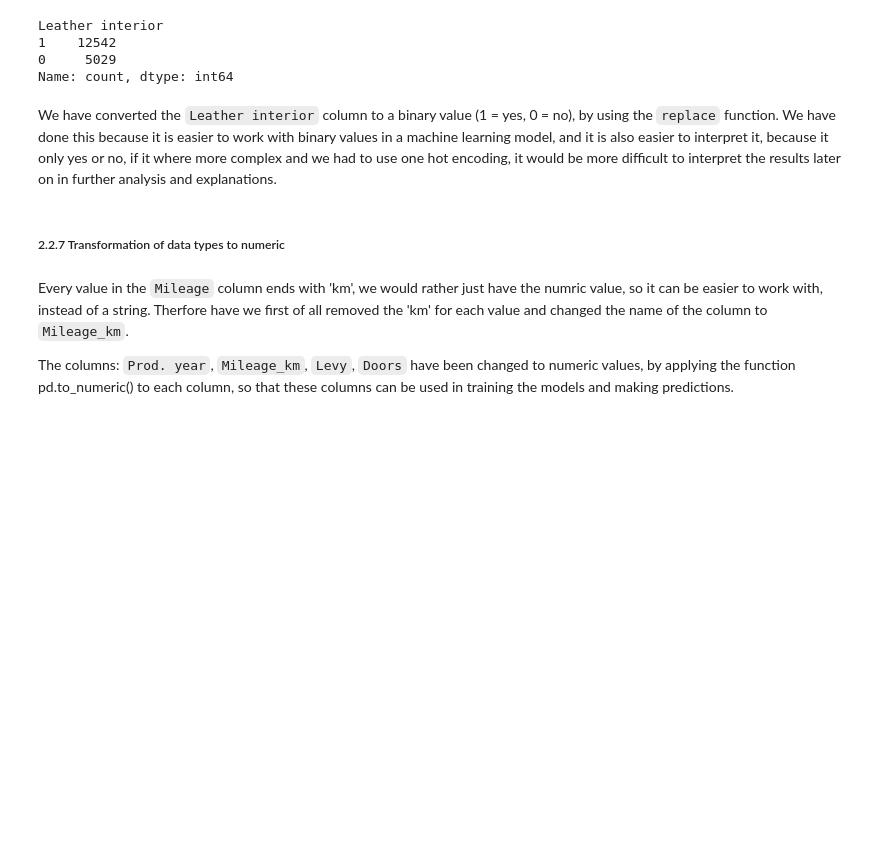
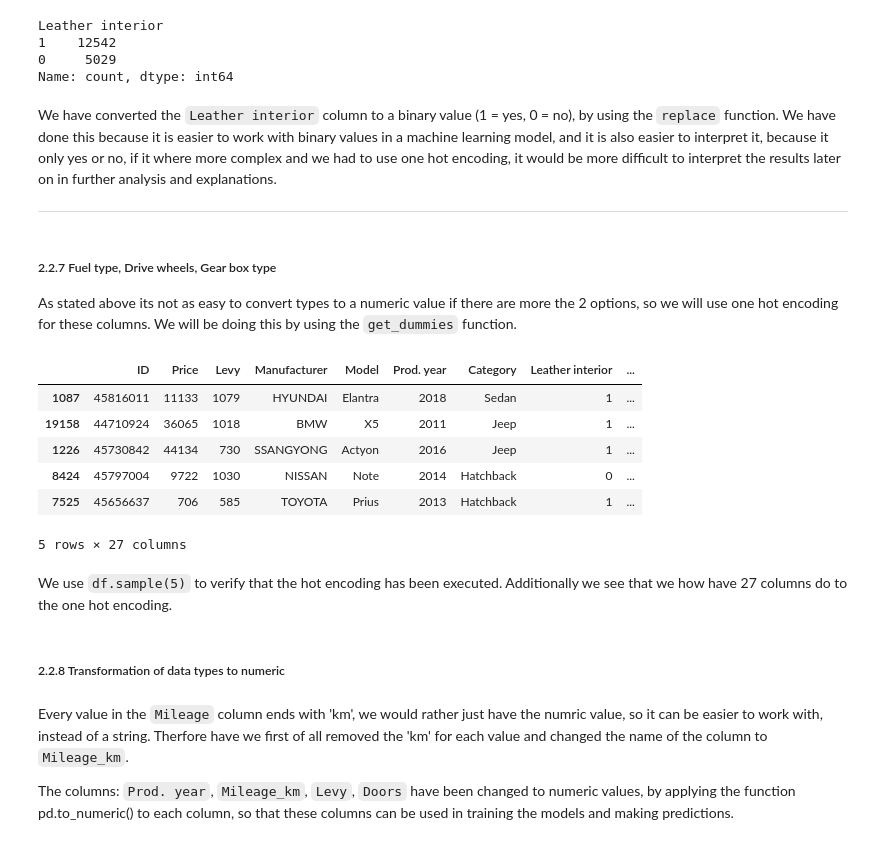
Before and after one commit to Peter537/Soft1-AI-Eksamensopgave, a Jupyter notebook: part1/part1.ipynb, the cells around one changed output. Saved outputs shown, nothing was run; the diff lists cells and outputs as text; code cells hidden in the pictures; blank space fills up the shorter version.

```diff
--- a/part1/part1.ipynb
+++ b/part1/part1.ipynb
@@ -250,8 +249,28 @@ Leather interior
 Name: count, dtype: int64
 # %% [markdown]
 We have converted the `Leather interior` column to a binary value (1 = yes, 0 = no), by using the `replace` function. We have done this because it is easier to work with binary values in a machine learning model, and it is also easier to interpret it, because it only yes or no, if it where more complex and we had to use one hot encoding, it would be more difficult to interpret the results later on in further analysis and explanations.
+
+---
+# %% [markdown]
+##### 2.2.7 Fuel type, Drive wheels, Gear box type
+
+As stated above its not as easy to convert types to a numeric value if there are more the 2 options, so we will use one hot encoding for these columns. We will be doing this by using the `get_dummies` function.
+# %%
+df = pd.get_dummies(df, columns=['Fuel type', 'Drive wheels', 'Gear box type'], drop_first=True)
+
+df.sample(5)
+# %% [output]
+|  | ID | Price | Levy | Manufacturer | Model | Prod. year | Category | Leather interior | ... |
+| 1087 | 45816011 | 11133 | 1079 | HYUNDAI | Elantra | 2018 | Sedan | 1 | ... |
+| 19158 | 44710924 | 36065 | 1018 | BMW | X5 | 2011 | Jeep | 1 | ... |
+| 1226 | 45730842 | 44134 | 730 | SSANGYONG | Actyon | 2016 | Jeep | 1 | ... |
+| 8424 | 45797004 | 9722 | 1030 | NISSAN | Note | 2014 | Hatchback | 0 | ... |
+| 7525 | 45656637 | 706 | 585 | TOYOTA | Prius | 2013 | Hatchback | 1 | ... |
+5 rows × 27 columns
+# %% [markdown]
+We use `df.sample(5)` to verify that the hot encoding has been executed. Additionally we see that we how have 27 columns do to the one hot encoding.
 # %% [markdown]
-##### 2.2.7 Transformation of data types to numeric
+##### 2.2.8 Transformation of data types to numeric
 # %%
 df['Mileage'] = df['Mileage'].str.replace(' km', '')
 
```
Also changed, not shown: parts of 15 cells of this notebook, 1 other file.
